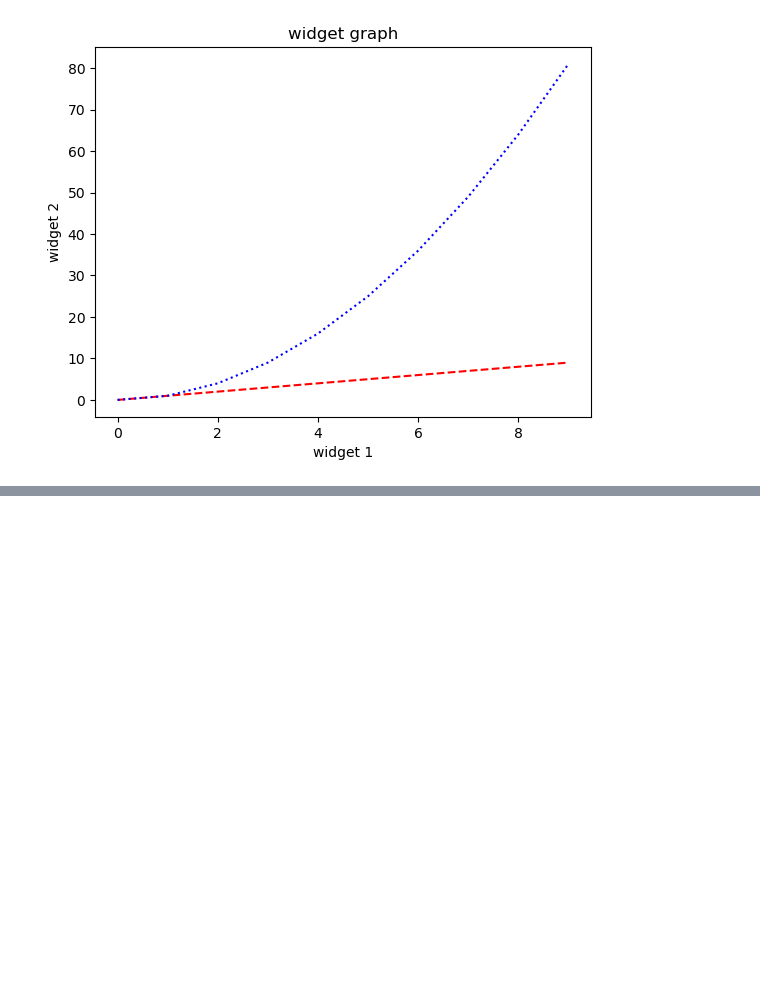
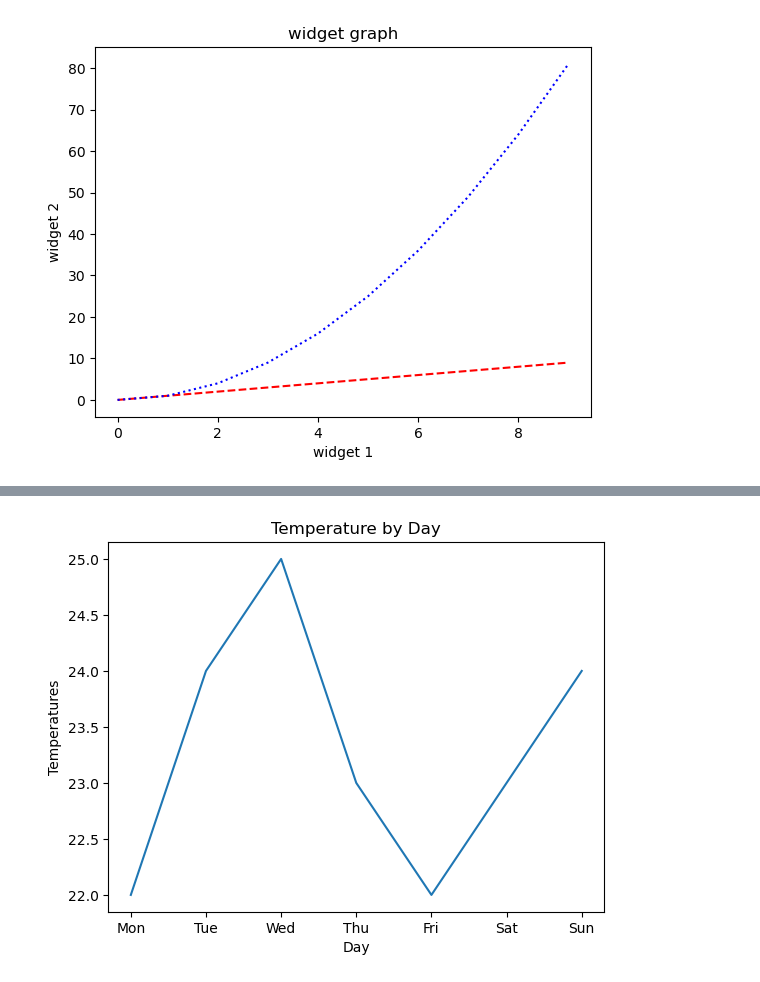
Before and after one commit to peterbull/fai-pt2-nbs, a Jupyter notebook: sidebars/python_matplotlib.ipynb, the cells around one changed output, grey strips where cells are left out. Saved outputs shown, nothing was run; the diff lists cells and outputs as text; code cells hidden in the pictures; blank space fills up the shorter version.

```diff
--- a/sidebars/python_matplotlib.ipynb
+++ b/sidebars/python_matplotlib.ipynb
@@ -33,0 +47,12 @@ Text(0, 0.5, 'widget 2')
+# %%
+# answer 1
+days = ['Mon', 'Tue', 'Wed', 'Thu', 'Fri', 'Sat', 'Sun']
+temperatures = [22, 24, 25, 23, 22, 23, 24]
+
+plt.plot(days, temperatures)
+plt.title("Temperature by Day")
+plt.xlabel("Day")
+plt.ylabel("Temperatures")
+plt.show()
+# %% [output]
+[figure, added]
```
Also changed, not shown: parts of 4 cells of this notebook, 1 other file.
